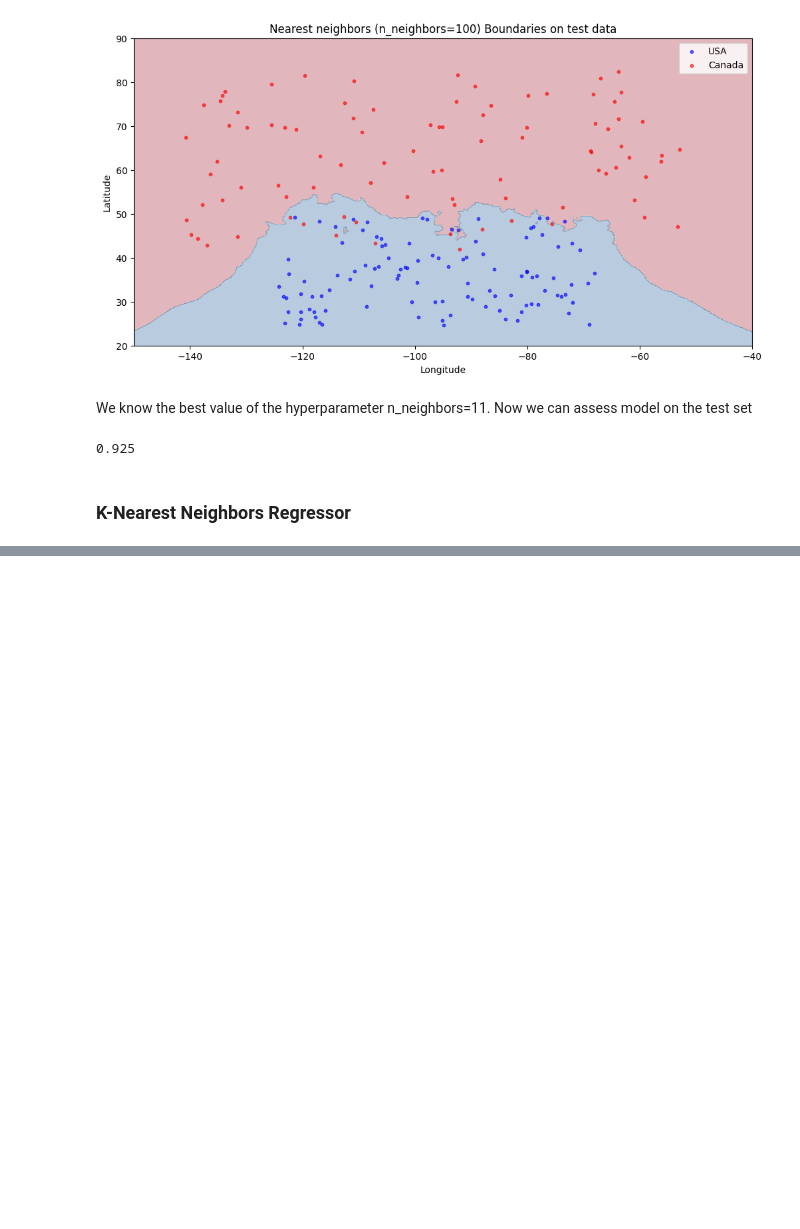
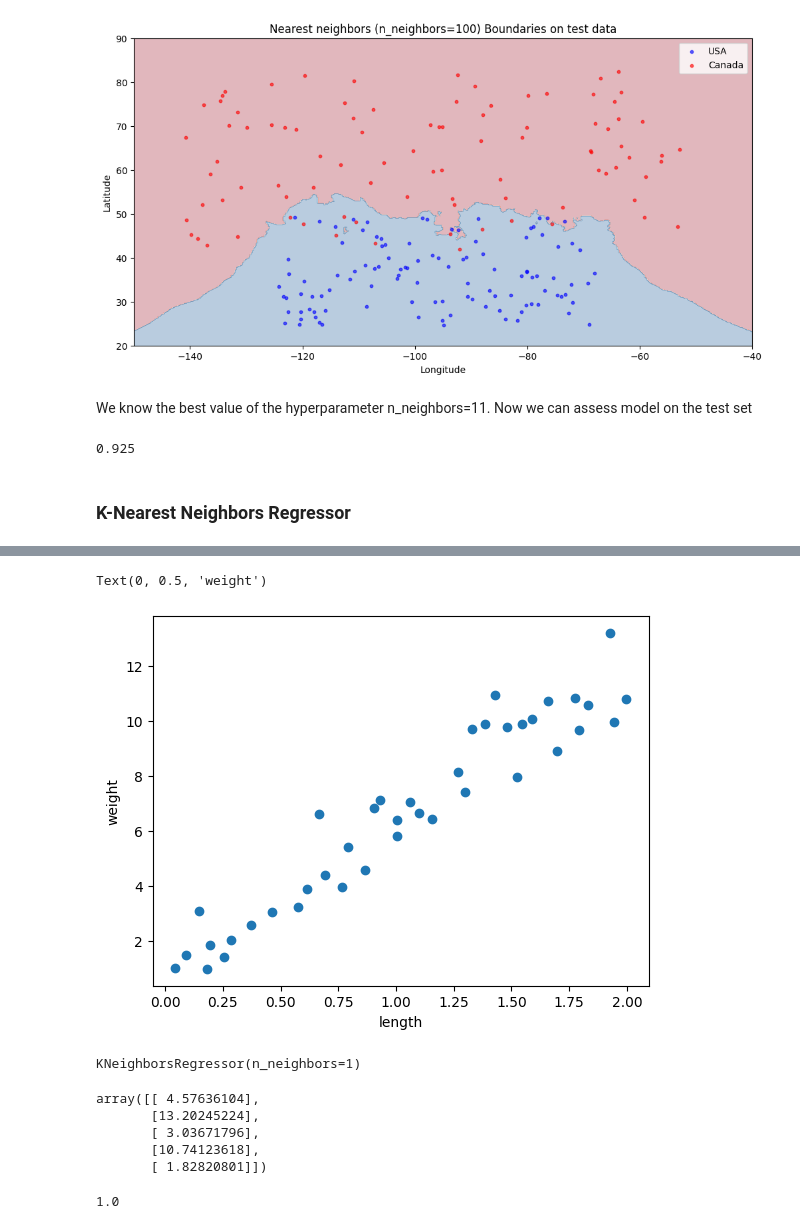
Before and after one commit to stephBRON/MachineLearning, a Jupyter notebook: Tutorials/module4_omar.ipynb, the cells around one changed output, grey strips where cells are left out. Cells and saved outputs as stored; diff of their text form; code cells hidden in the pictures; blank space fills up the shorter version.

```diff
--- a/Tutorials/module4_omar.ipynb
+++ b/Tutorials/module4_omar.ipynb
@@ -573,0 +580,7 @@ knn.score(X_test, y_test)
+# %%
+np.random.seed(0)
+n = 50
+
+X_1 = np.linspace(0, 2, n)+ np.random.randn(n)*0.01
+X = pd.DataFrame(X_1[:, None], columns=['length'])
+X.head()
@@ -573,0 +594,5 @@ knn.score(X_test, y_test)
+# %%
+y = abs(np.random.randn(n, 1))*2 + X_1[:,None]*5
+
+y = pd.DataFrame(y, columns=['weigth'])
+y.head()
@@ -573,0 +606,4 @@ knn.score(X_test, y_test)
+# %%
+X_train, X_test, y_train, y_test = train_test_split(X, y, test_size=0.2, random_state=123)
+source = pd.concat([X_train, y_train], axis=1)
+source.head()
@@ -573,0 +617,7 @@ knn.score(X_test, y_test)
+# %%
+plt.scatter(X_train, y_train)
+plt.xlabel('length')
+plt.ylabel('weight')
+# %% [output]
+Text(0, 0.5, 'weight')
+[figure, added]
@@ -573,0 +626,18 @@ knn.score(X_test, y_test)
+# %%
+knnr = KNeighborsRegressor(n_neighbors=1, weights="uniform")
+knnr.fit(X_train, y_train)
+# %% [output]
+KNeighborsRegressor(n_neighbors=1)
+# %%
+predicted = knnr.predict(X_train)
+predicted[:5]
+# %% [output]
+array([[ 4.57636104],
+       [13.20245224],
+       [ 3.03671796],
+       [10.74123618],
+       [ 1.82820801]])
+# %%
+knnr.score(X_train, y_train)
+# %% [output]
+1.0
```
Also changed, not shown: parts of 34 cells of this notebook.
